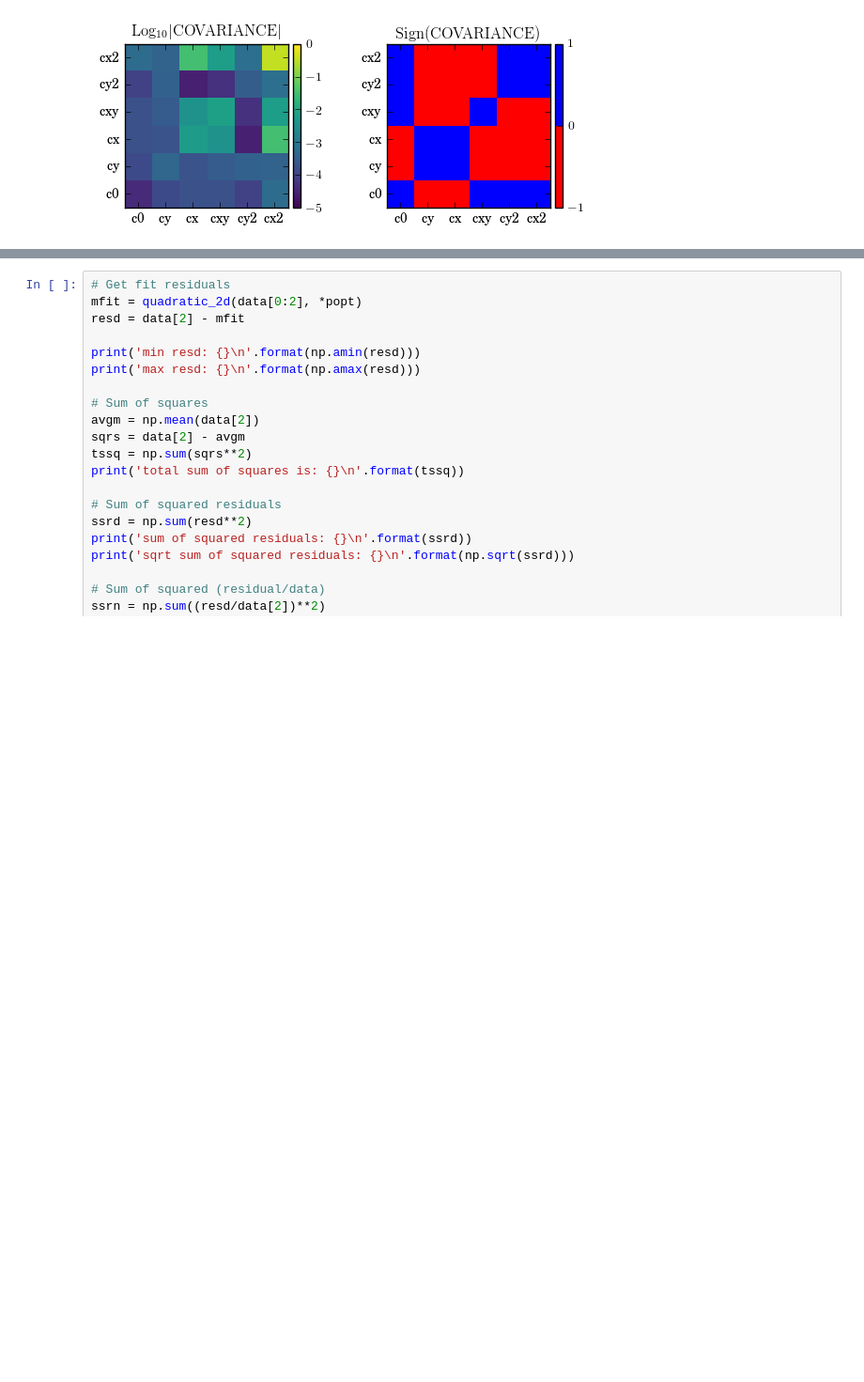
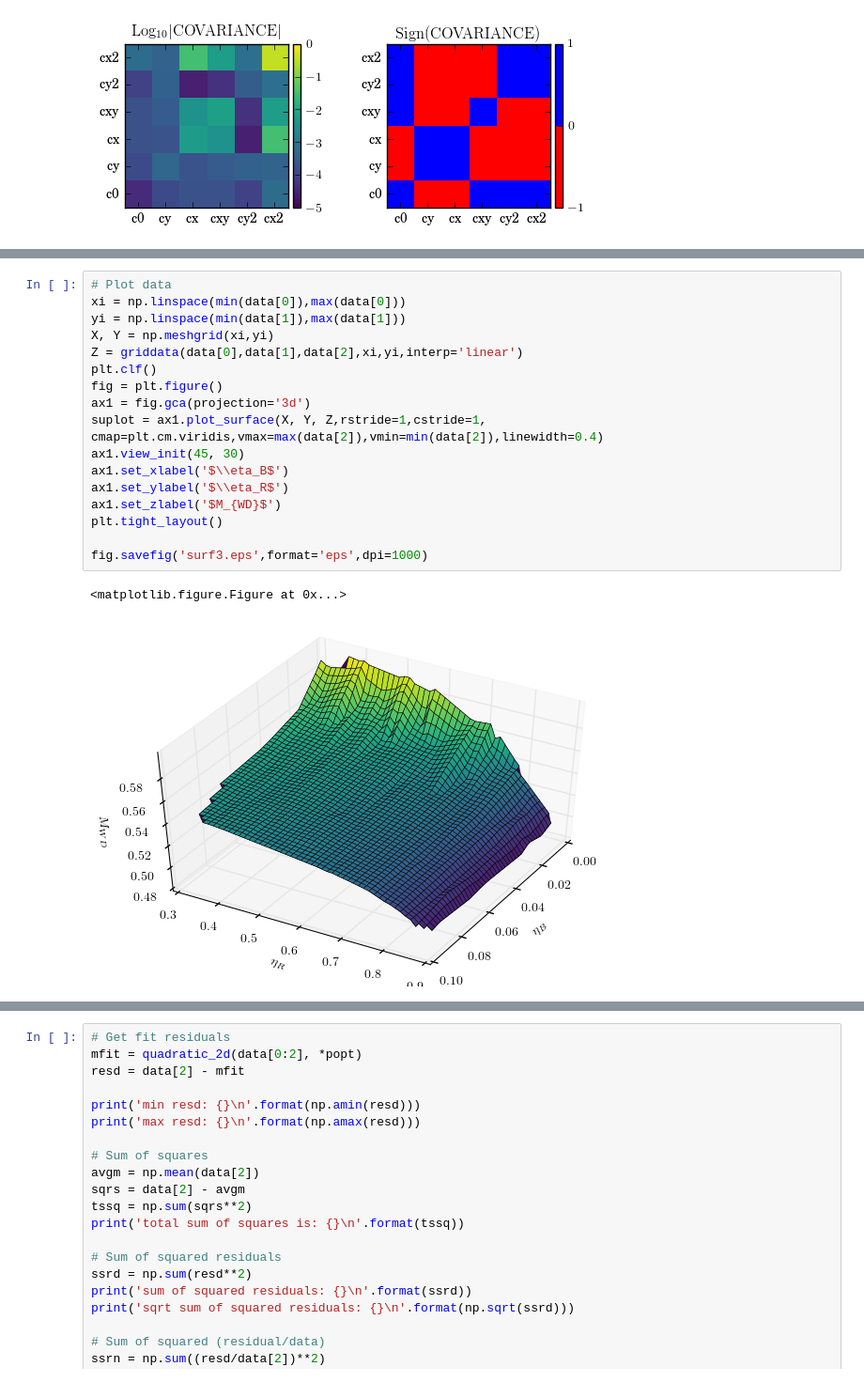
Before and after one commit to mhoffies/UQ-mesa, a Jupyter notebook: QFit.ipynb, the cells around one changed output, grey strips where cells are left out. Shown: that part at 94% size. Cells and saved outputs as stored; diff of their text form; blank space fills up the shorter version.

```diff
--- a/QFit.ipynb
+++ b/QFit.ipynb
@@ -143,3 +144,23 @@ fig.savefig('scat.eps',format='eps',dpi=1000)
+# %%
+# Plot data
+xi = np.linspace(min(data[0]),max(data[0]))
+yi = np.linspace(min(data[1]),max(data[1]))
+X, Y = np.meshgrid(xi,yi)
+Z = griddata(data[0],data[1],data[2],xi,yi,interp='linear')
+plt.clf()
+fig = plt.figure()
+ax1 = fig.gca(projection='3d')
+suplot = ax1.plot_surface(X, Y, Z,rstride=1,cstride=1, cmap=plt.cm.viridis,vmax=max(data[2]),vmin=min(data[2]),linewidth=0.4)
+ax1.view_init(45, 30)
+ax1.set_xlabel('$\\eta_B$')
+ax1.set_ylabel('$\\eta_R$')
+ax1.set_zlabel('$M_{WD}$')
+plt.tight_layout()
+
+fig.savefig('surf3.eps',format='eps',dpi=1000)
+# %% [output]
+<matplotlib.figure.Figure at 0x...>
+[figure, added]
 # %%
 # Plot fit
 plt.clf()
```
Also changed, not shown: parts of 3 cells of this notebook, 6 other files.
